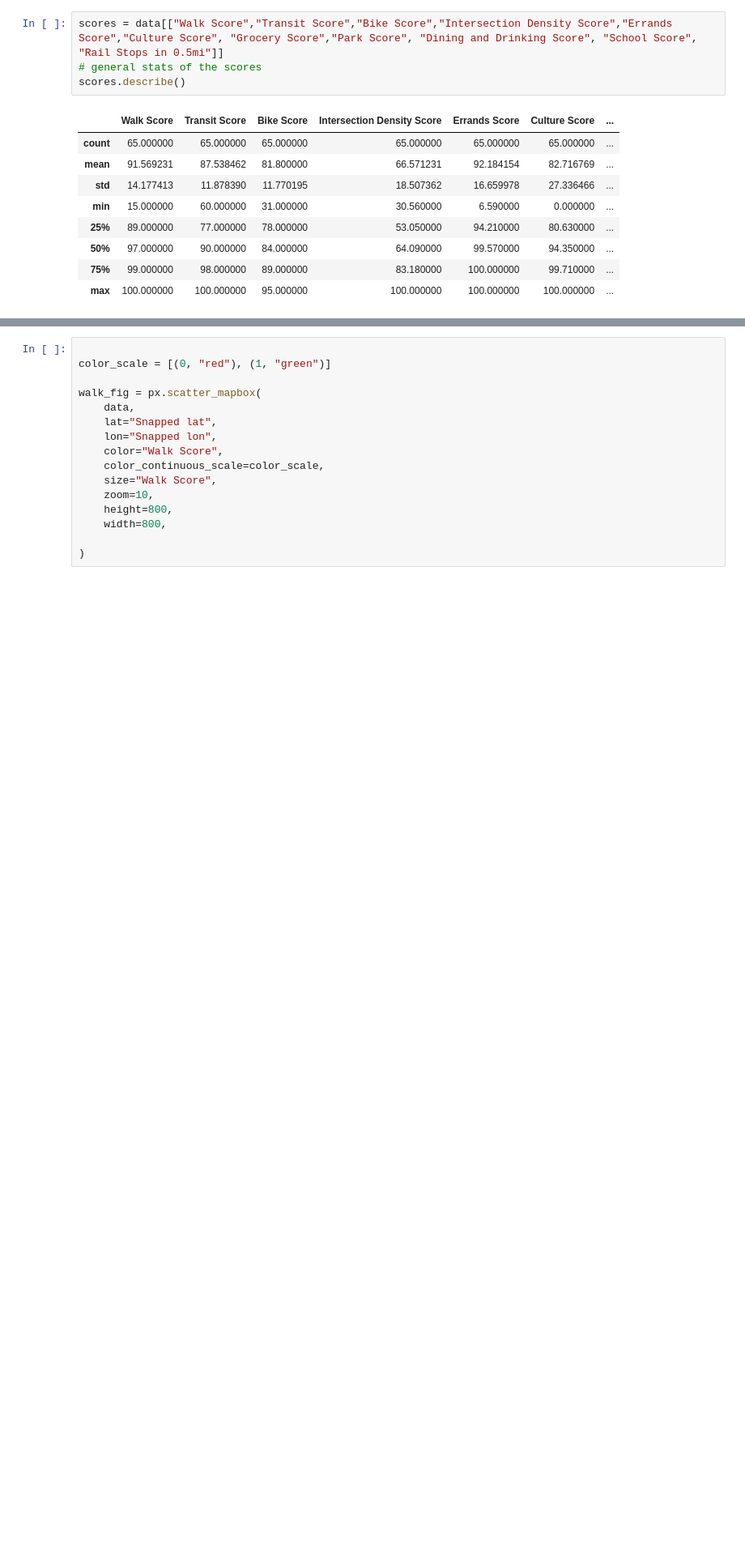
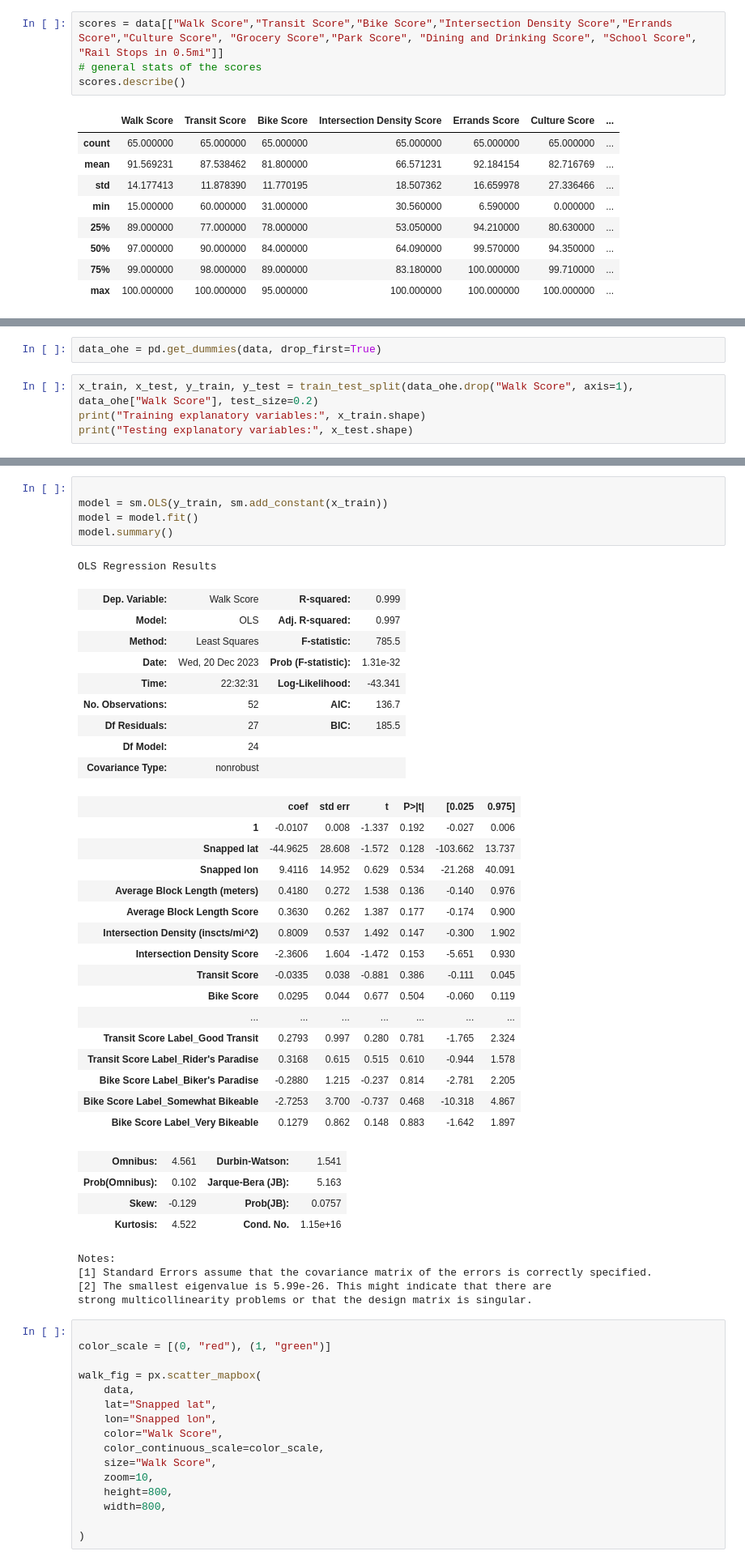
Before and after one commit to Takosaga/us_walkability, a Jupyter notebook: notebooks/mvp.ipynb, the cells around one changed output, grey strips where cells are left out. Shown at 81% size. Drawn from its saved outputs; the diff is of its cells as text; blank space fills up the shorter version.

```diff
--- a/notebooks/mvp.ipynb
+++ b/notebooks/mvp.ipynb
@@ -103,0 +99,6 @@ sns.heatmap(np.round(scores.corr(),2), annot=True, cmap="RdBu_r",vmin=-1, vmax=1
+# %%
+data_ohe = pd.get_dummies(data, drop_first=True)
+# %%
+x_train, x_test, y_train, y_test = train_test_split(data_ohe.drop("Walk Score", axis=1), data_ohe["Walk Score"], test_size=0.2)
+print("Training explanatory variables:", x_train.shape)
+print("Testing explanatory variables:", x_test.shape)
@@ -104,3 +108,43 @@ sns.heatmap(np.round(scores.corr(),2), annot=True, cmap="RdBu_r",vmin=-1, vmax=1
+# %%
+
+model = sm.OLS(y_train, sm.add_constant(x_train))
+model = model.fit()
+model.summary()
+# %% [output]
+OLS Regression Results
+| Dep. Variable: | Walk Score | R-squared: | 0.999 |
+| Model: | OLS | Adj. R-squared: | 0.997 |
+| Method: | Least Squares | F-statistic: | 785.5 |
+| Date: | Wed, 20 Dec 2023 | Prob (F-statistic): | 1.31e-32 |
+| Time: | 22:32:31 | Log-Likelihood: | -43.341 |
+| No. Observations: | 52 | AIC: | 136.7 |
+| Df Residuals: | 27 | BIC: | 185.5 |
+| Df Model: | 24 |  |  |
+| Covariance Type: | nonrobust |  |  |
+|  | coef | std err | t | P>|t| | [0.025 | 0.975] |
+| 1 | -0.0107 | 0.008 | -1.337 | 0.192 | -0.027 | 0.006 |
+| Snapped lat | -44.9625 | 28.608 | -1.572 | 0.128 | -103.662 | 13.737 |
+| Snapped lon | 9.4116 | 14.952 | 0.629 | 0.534 | -21.268 | 40.091 |
+| Average Block Length (meters) | 0.4180 | 0.272 | 1.538 | 0.136 | -0.140 | 0.976 |
+| Average Block Length Score | 0.3630 | 0.262 | 1.387 | 0.177 | -0.174 | 0.900 |
+| Intersection Density (inscts/mi^2) | 0.8009 | 0.537 | 1.492 | 0.147 | -0.300 | 1.902 |
+| Intersection Density Score | -2.3606 | 1.604 | -1.472 | 0.153 | -5.651 | 0.930 |
+| Transit Score | -0.0335 | 0.038 | -0.881 | 0.386 | -0.111 | 0.045 |
+| Bike Score | 0.0295 | 0.044 | 0.677 | 0.504 | -0.060 | 0.119 |
+| ... | ... | ... | ... | ... | ... | ... |
+| Transit Score Label_Good Transit | 0.2793 | 0.997 | 0.280 | 0.781 | -1.765 | 2.324 |
+| Transit Score Label_Rider's Paradise | 0.3168 | 0.615 | 0.515 | 0.610 | -0.944 | 1.578 |
+| Bike Score Label_Biker's Paradise | -0.2880 | 1.215 | -0.237 | 0.814 | -2.781 | 2.205 |
+| Bike Score Label_Somewhat Bikeable | -2.7253 | 3.700 | -0.737 | 0.468 | -10.318 | 4.867 |
+| Bike Score Label_Very Bikeable | 0.1279 | 0.862 | 0.148 | 0.883 | -1.642 | 1.897 |
+| Omnibus: | 4.561 | Durbin-Watson: | 1.541 |
+| Prob(Omnibus): | 0.102 | Jarque-Bera (JB): | 5.163 |
+| Skew: | -0.129 | Prob(JB): | 0.0757 |
+| Kurtosis: | 4.522 | Cond. No. | 1.15e+16 |
+Notes:
+[1] Standard Errors assume that the covariance matrix of the errors is correctly specified.
+[2] The smallest eigenvalue is 5.99e-26. This might indicate that there are
+strong multicollinearity problems or that the design matrix is singular.
 # %%
 
 color_scale = [(0, "red"), (1, "green")]
```
Also changed, not shown: parts of 8 cells of this notebook, 1 other file.
